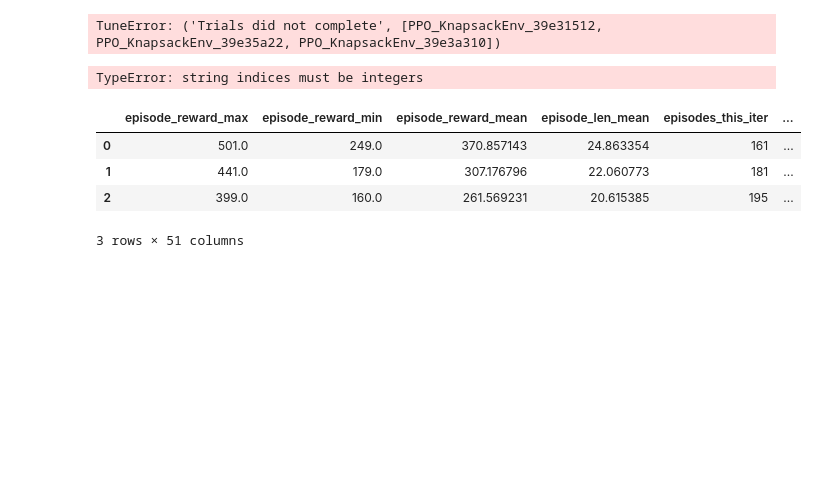
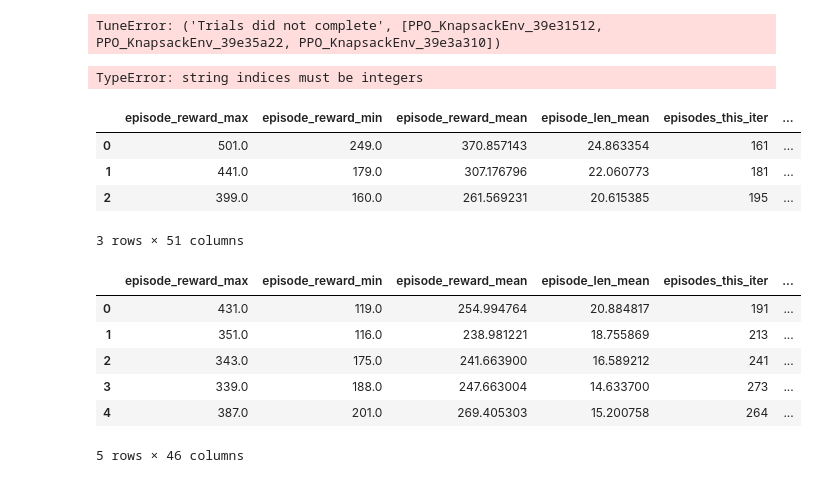
Before and after one commit to hubbs5/or-gym, a Jupyter notebook: notebooks/rllib_integration.ipynb, the cells around one changed output. Cells and saved outputs as stored; diff of their text form; code cells hidden in the pictures; blank space fills up the shorter version.

```diff
--- a/notebooks/rllib_integration.ipynb
+++ b/notebooks/rllib_integration.ipynb
@@ -467,0 +475,11 @@ results.dataframe()
+# %%
+train_data = pd.read_csv(data_path + '/progress.csv')
+train_data.head()
+# %% [output]
+|  | episode_reward_max | episode_reward_min | episode_reward_mean | episode_len_mean | episodes_this_iter | ... |
+| 0 | 431.0 | 119.0 | 254.994764 | 20.884817 | 191 | ... |
+| 1 | 351.0 | 116.0 | 238.981221 | 18.755869 | 213 | ... |
+| 2 | 343.0 | 175.0 | 241.663900 | 16.589212 | 241 | ... |
+| 3 | 339.0 | 188.0 | 247.663004 | 14.633700 | 273 | ... |
+| 4 | 387.0 | 201.0 | 269.405303 | 15.200758 | 264 | ... |
+5 rows × 46 columns
```
Also changed, not shown: parts of 4 cells of this notebook, 2 other files.
